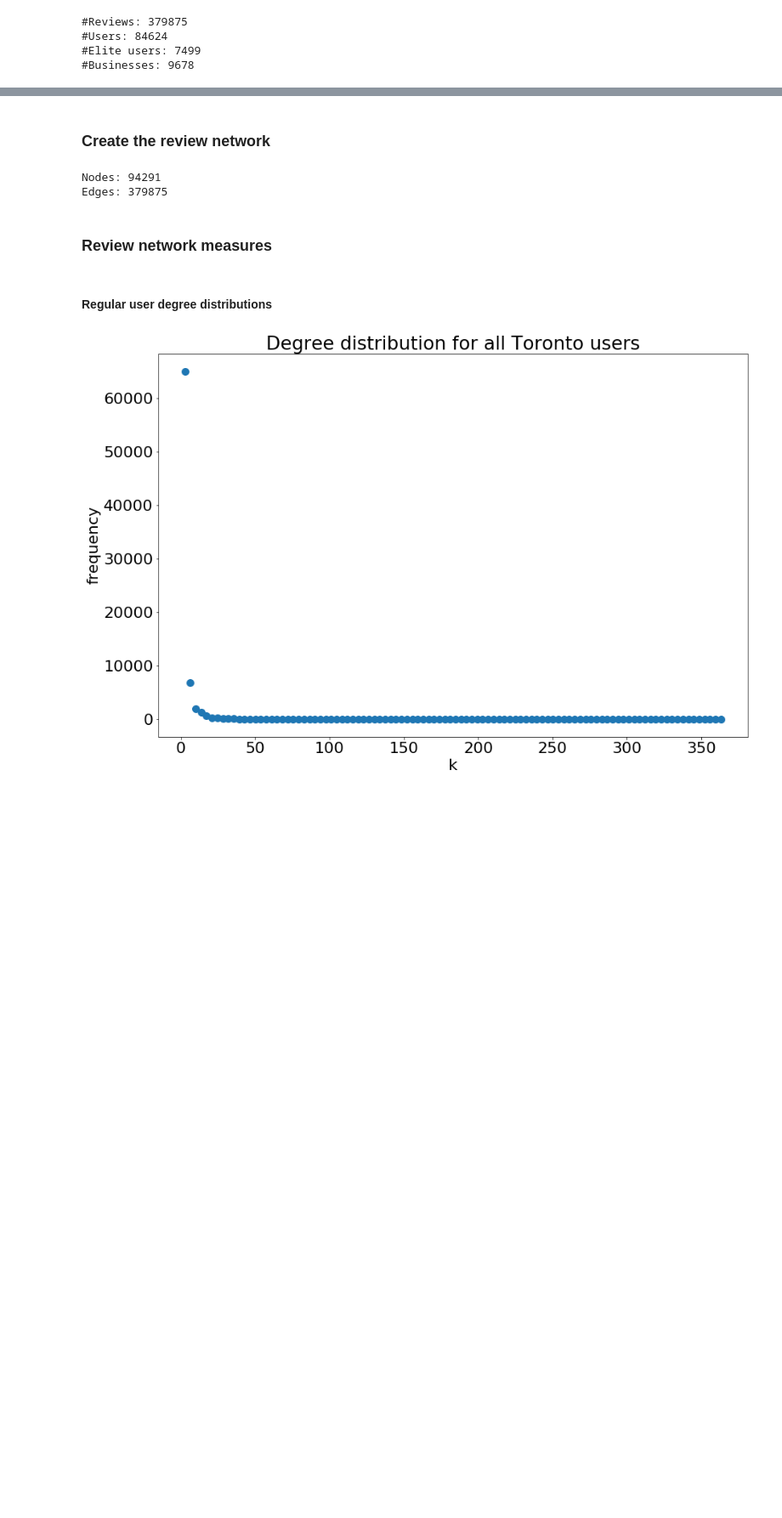
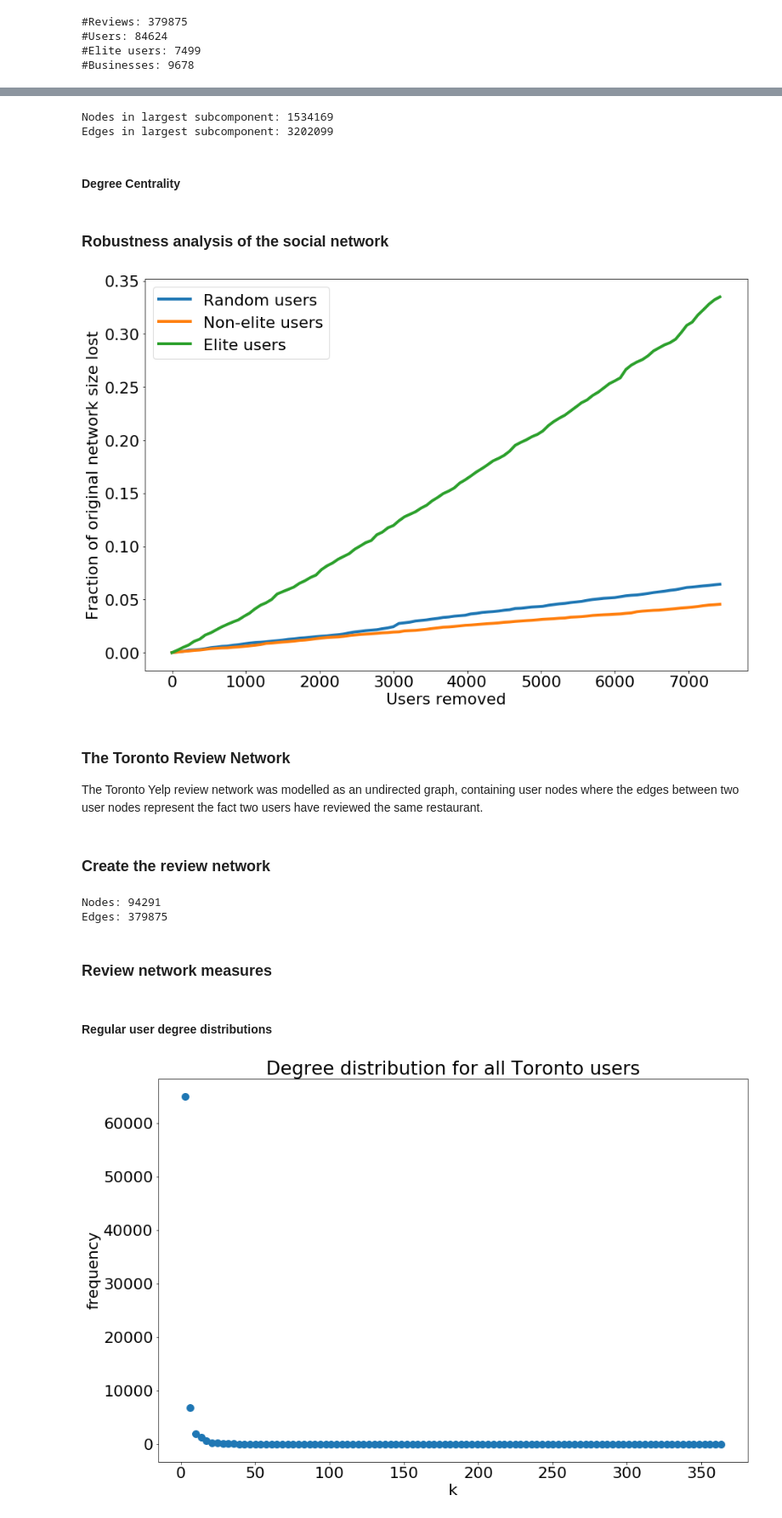
Before and after one commit to thomasnilsson/02805-social-graphs-2018, a Jupyter notebook: project1/Explainer.ipynb, the cells around one changed output, grey strips where cells are left out. Shown at 85% size. Saved outputs shown, nothing was run; the diff lists cells and outputs as text; code cells hidden in the pictures; blank space fills up the shorter version.

```diff
--- a/project1/Explainer.ipynb
+++ b/project1/Explainer.ipynb
@@ -251,0 +315,7 @@ print('#Businesses:', len(set(reviews.business_id)))
+# %%
+L = max(nx.connected_component_subgraphs(social_network), key=len)
+print("Nodes in largest subcomponent:", len(L.nodes()))
+print("Edges in largest subcomponent:", len(L.edges()))
+# %% [output]
+Nodes in largest subcomponent: 1534169
+Edges in largest subcomponent: 3202099
@@ -251,0 +329,2 @@ print('#Businesses:', len(set(reviews.business_id)))
+# %% [markdown]
+#### Degree Centrality
@@ -251,0 +338,2 @@ print('#Businesses:', len(set(reviews.business_id)))
+# %% [markdown]
+### Robustness analysis of the social network
@@ -252,2 +372,23 @@ print('#Businesses:', len(set(reviews.business_id)))
+# %%
+# We have saved the result in files, which can be read here instead.
+lcc_random = pd.read_csv('toronto/LCC_random.txt', header=None, names=['data'])
+lcc_reg = pd.read_csv('toronto/LCC_regular.txt', header=None, names=['data'])
+lcc_elite = pd.read_csv('toronto/LCC_elite.txt', header=None, names=['data'])
+# %%
+x_ax = 75 * np.arange(0,100)
+plt.figure(figsize=[15,10])
+plt.plot(x_ax, 1 - lcc_random.data / lcc_random.data.max(), linewidth=4)
+plt.plot(x_ax, 1 - lcc_reg.data / lcc_reg.data.max(), linewidth=4)
+plt.plot(x_ax, 1 - lcc_elite.data / lcc_elite.data.max(), linewidth=4)
+plt.legend(['Random users', 'Non-elite users', 'Elite users'])
+plt.xlabel('Users removed')
+plt.ylabel('Fraction of original network size lost')
+plt.savefig('plots/robustness_plot.svg', format='svg', bbox_inches="tight")
+plt.show()
+# %% [output]
+[figure, added]
+# %% [markdown]
+### The Toronto Review Network
+The Toronto Yelp review network was modelled as an undirected graph, containing user nodes where the edges between two user nodes represent the fact two users have reviewed the same restaurant.
 # %% [markdown]
 ### Create the review network
```
Also changed, not shown: parts of 20 cells of this notebook, 12 other files.
